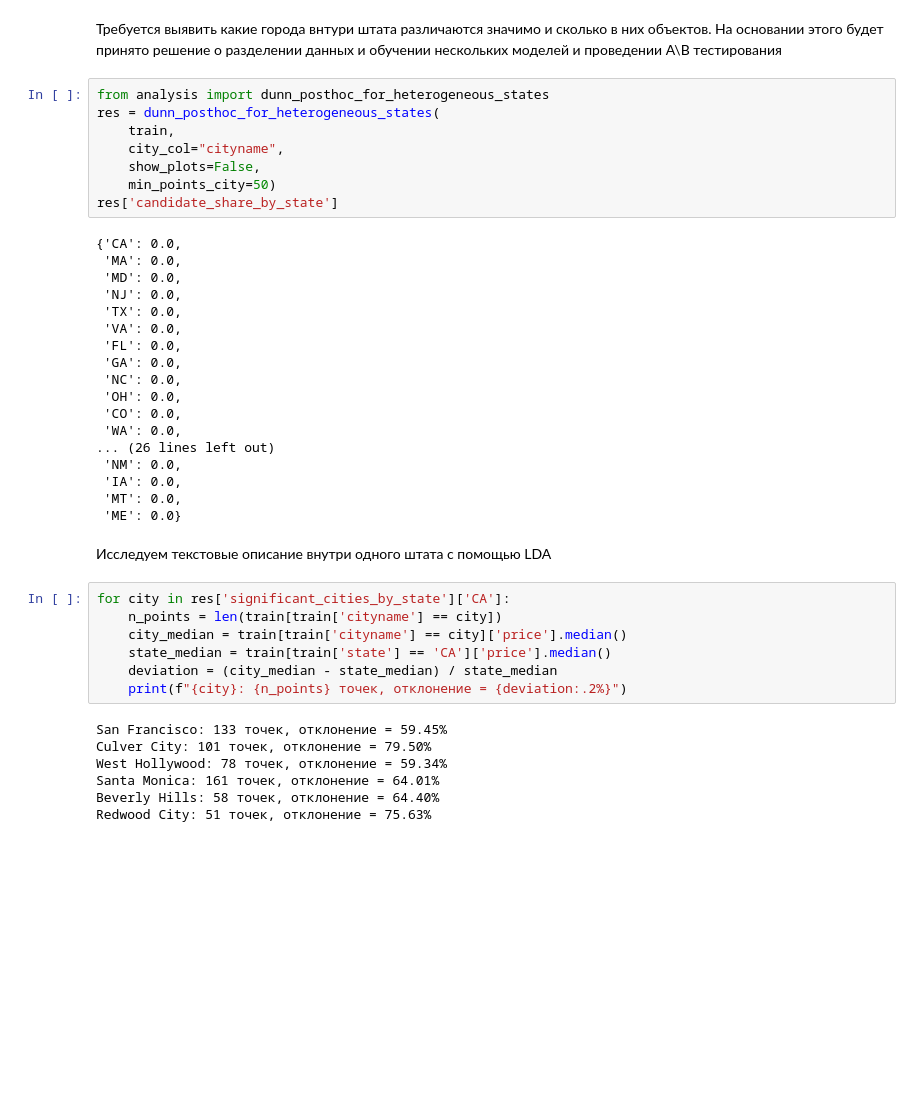
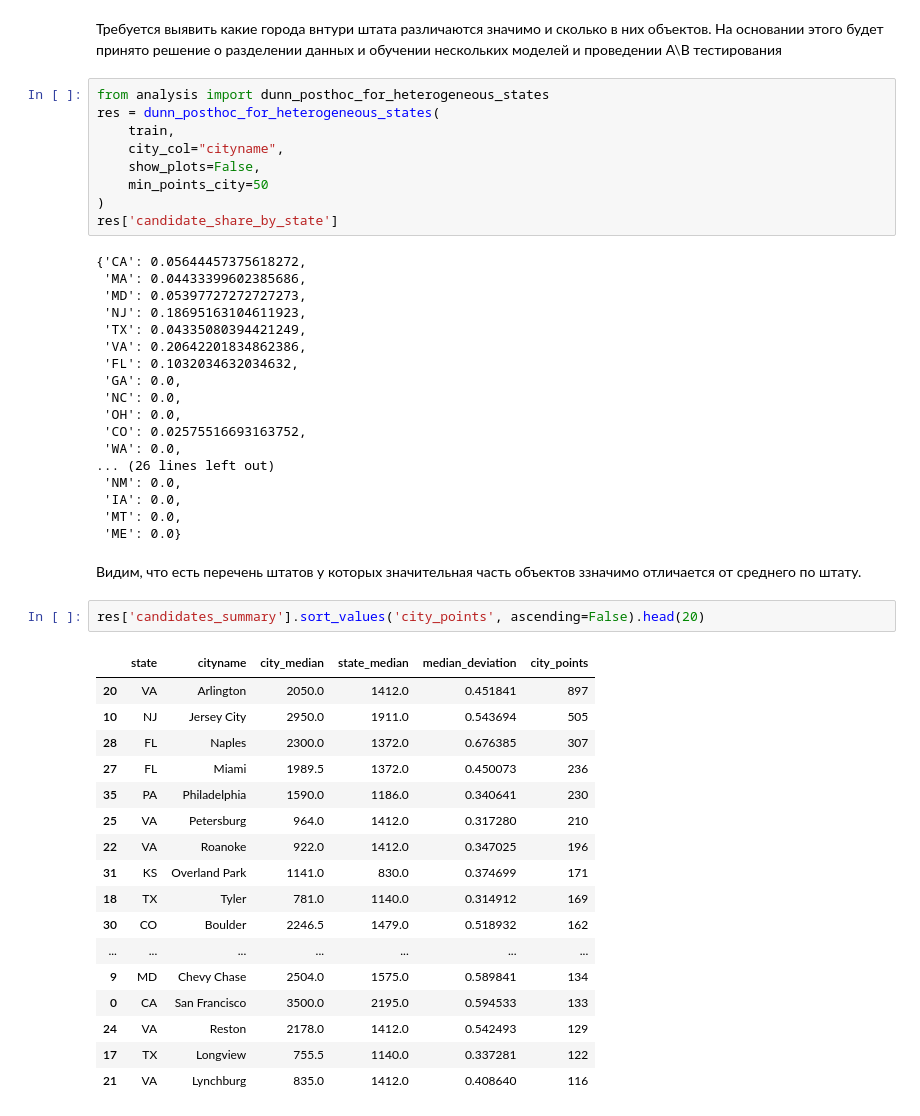
Before and after one commit to gshjis/Apartment-Rent-Data, a Jupyter notebook: notebooks/categorical.ipynb, the cells around one changed output. Saved outputs shown, nothing was run; the diff lists cells and outputs as text; blank space fills up the shorter version.

Commit message:
feat(notebook): update categorical analysis with computed city deviations
- Replaced placeholder zero values with actual computed deviation percentages for multiple states
- Updated analysis text to reflect findings about significant city deviations from state medians
- Added detailed city-level deviation data table showing median price differences
- Execution counts updated to reflect notebook cell re-execution

The changes show the results of running city deviation analysis on the dataset, revealing which cities have statistically significant rent price differences from their state medians.

```diff
--- a/notebooks/categorical.ipynb
+++ b/notebooks/categorical.ipynb
@@ -110,20 +110,21 @@ res = dunn_posthoc_for_heterogeneous_states(
     train,
     city_col="cityname",
     show_plots=False,
-    min_points_city=50)
+    min_points_city=50
+)
 res['candidate_share_by_state']
 # %% [output]
-{'CA': 0.0,
- 'MA': 0.0,
- 'MD': 0.0,
- 'NJ': 0.0,
- 'TX': 0.0,
- 'VA': 0.0,
- 'FL': 0.0,
+{'CA': 0.05644457375618272,
+ 'MA': 0.04433399602385686,
+ 'MD': 0.05397727272727273,
+ 'NJ': 0.18695163104611923,
+ 'TX': 0.04335080394421249,
+ 'VA': 0.20642201834862386,
+ 'FL': 0.1032034632034632,
  'GA': 0.0,
  'NC': 0.0,
  'OH': 0.0,
- 'CO': 0.0,
+ 'CO': 0.02575516693163752,
  'WA': 0.0,
 ... (26 lines left out)
  'NM': 0.0,
@@ -131,18 +132,24 @@ res['candidate_share_by_state']
  'MT': 0.0,
  'ME': 0.0}
 # %% [markdown]
-Исследуем текстовые описание внутри одного штата с помощью LDA
+Видим, что есть перечень штатов у которых значительная часть объектов ззначимо отличается от среднего по штату.
 # %%
-for city in res['significant_cities_by_state']['CA']:
-    n_points = len(train[train['cityname'] == city])
-    city_median = train[train['cityname'] == city]['price'].median()
-    state_median = train[train['state'] == 'CA']['price'].median()
-    deviation = (city_median - state_median) / state_median
-    print(f"{city}: {n_points} точек, отклонение = {deviation:.2%}")
+res['candidates_summary'].sort_values('city_points', ascending=False).head(20)
 # %% [output]
-San Francisco: 133 точек, отклонение = 59.45%
-Culver City: 101 точек, отклонение = 79.50%
-West Hollywood: 78 точек, отклонение = 59.34%
-Santa Monica: 161 точек, отклонение = 64.01%
-Beverly Hills: 58 точек, отклонение = 64.40%
-Redwood City: 51 точек, отклонение = 75.63%
+|  | state | cityname | city_median | state_median | median_deviation | city_points |
+| 20 | VA | Arlington | 2050.0 | 1412.0 | 0.451841 | 897 |
+| 10 | NJ | Jersey City | 2950.0 | 1911.0 | 0.543694 | 505 |
+| 28 | FL | Naples | 2300.0 | 1372.0 | 0.676385 | 307 |
+| 27 | FL | Miami | 1989.5 | 1372.0 | 0.450073 | 236 |
+| 35 | PA | Philadelphia | 1590.0 | 1186.0 | 0.340641 | 230 |
+| 25 | VA | Petersburg | 964.0 | 1412.0 | 0.317280 | 210 |
+| 22 | VA | Roanoke | 922.0 | 1412.0 | 0.347025 | 196 |
+| 31 | KS | Overland Park | 1141.0 | 830.0 | 0.374699 | 171 |
+| 18 | TX | Tyler | 781.0 | 1140.0 | 0.314912 | 169 |
+| 30 | CO | Boulder | 2246.5 | 1479.0 | 0.518932 | 162 |
+| ... | ... | ... | ... | ... | ... | ... |
+| 9 | MD | Chevy Chase | 2504.0 | 1575.0 | 0.589841 | 134 |
+| 0 | CA | San Francisco | 3500.0 | 2195.0 | 0.594533 | 133 |
+| 24 | VA | Reston | 2178.0 | 1412.0 | 0.542493 | 129 |
+| 17 | TX | Longview | 755.5 | 1140.0 | 0.337281 | 122 |
+| 21 | VA | Lynchburg | 835.0 | 1412.0 | 0.408640 | 116 |
```
